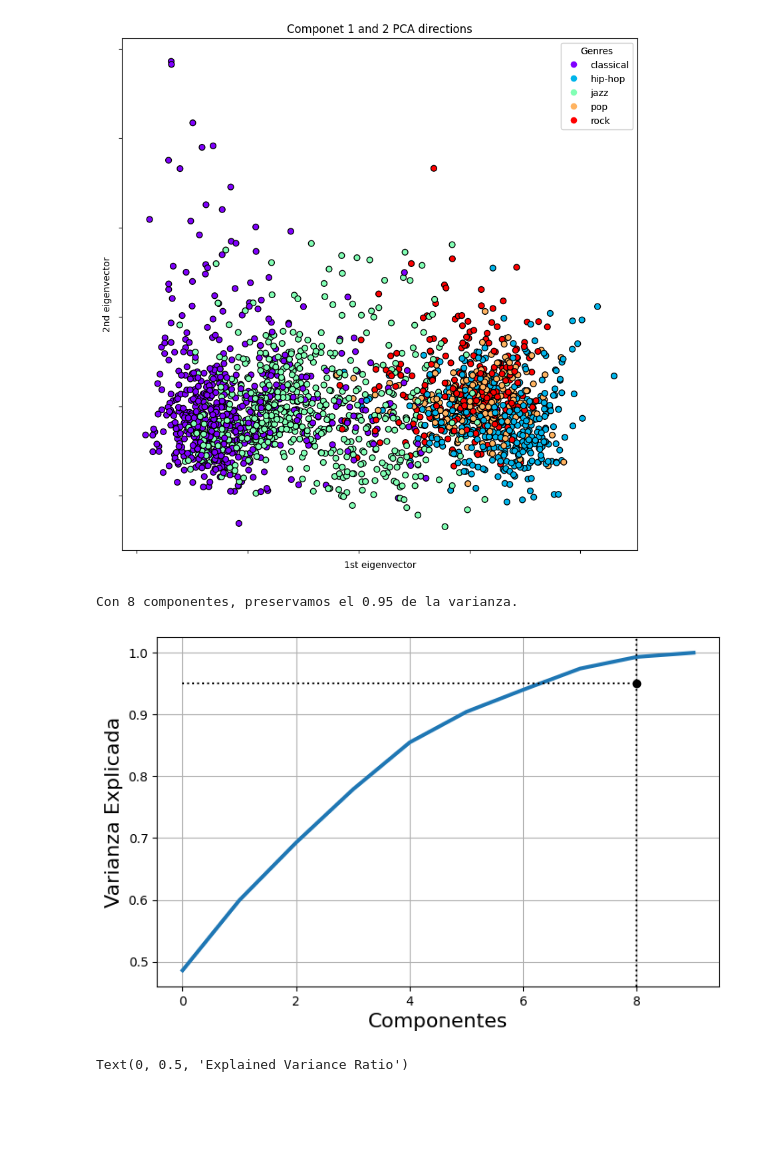
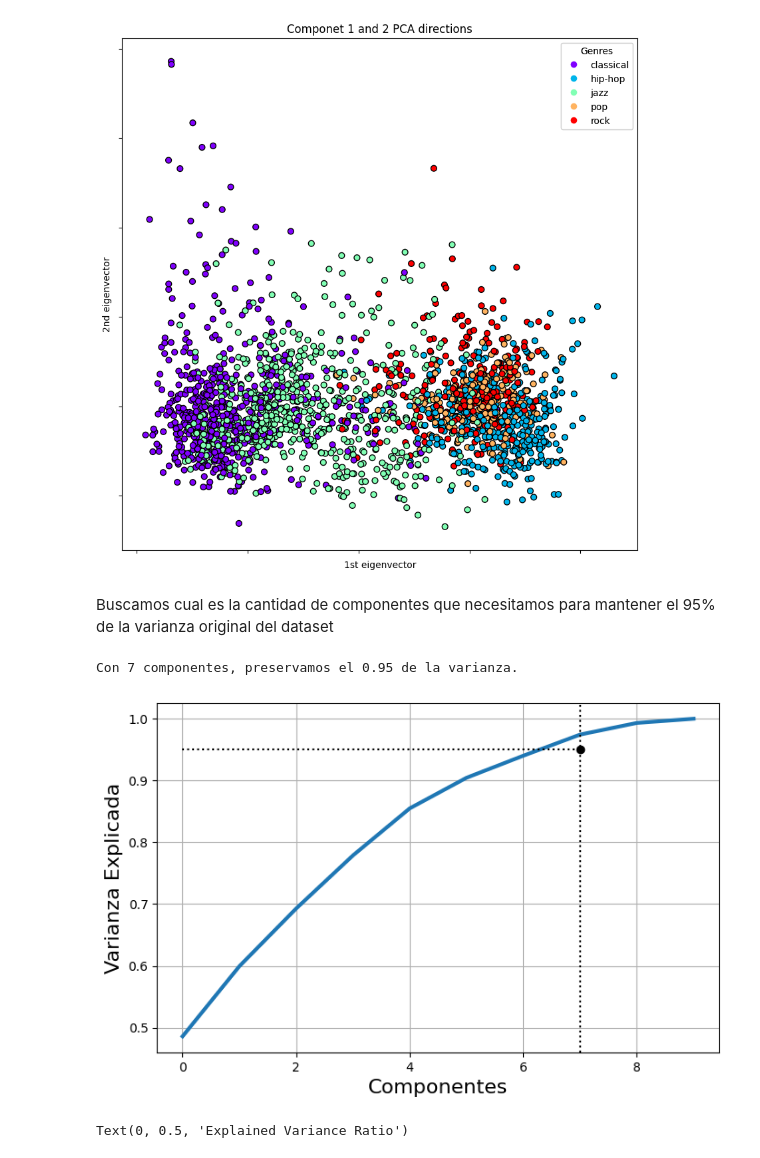
Before and after one commit to JaviCeRodriguez/IAA_tpfinal, a Jupyter notebook: Todo_junto.ipynb, the cells around one changed output. Saved outputs shown, nothing was run; the diff lists cells and outputs as text; code cells hidden in the pictures; blank space fills up the shorter version.

```diff
--- a/Todo_junto.ipynb
+++ b/Todo_junto.ipynb
@@ -252,10 +259,10 @@ memory usage: 366.1+ KB
 # %% [markdown]
 Key, Time Signature y Mode son categoricas segun la Documentacion de Spotify
 # %%
-tracks_selected['key']=tracks_selected.key.apply(lambda x: str(x))
-tracks_selected['time_signature']=tracks_selected.time_signature.apply(str)
+tracks_selected['key']=tracks_selected['key'].astype('category')
+tracks_selected['time_signature']=tracks_selected['time_signature'].astype('category')
 tracks_selected.drop(tracks_selected[tracks_selected['time_signature']=='0'].index,inplace=True) #son 3 rancias
-tracks_selected['mode']=tracks_selected.time_signature.apply(str)
+tracks_selected['mode']=tracks_selected['mode'].astype('category')
 # %%
 tracks_selected.describe()
 # %% [output]
@@ -303,4 +310,14 @@ Text(0, 0.5, 'Cantidad de géneros')
 tracks_selected.to_csv('./datasets/tracks_audio_features_selected.csv', index=False)
 # %% [markdown]
 Separamos los features numericos para hacer la matriz de correlacion general
+# %%
+included_types = ['float64', 'int64','category']
+selected_columns = tracks_selected.select_dtypes(include=included_types).columns
+selected_variables = tracks_selected[selected_columns]
+
+included_types_num = ['float64', 'int64']
+selected_columns_num = tracks_selected.select_dtypes(include=included_types_num).columns
+selected_numerical = tracks_selected[selected_columns_num]
+
+y=tracks_selected.genre
 # %%
@@ -322,9 +335,9 @@ Podriamos hacer la matriz de correlacion para cada genero, pero a medida que que
 ## PCA
 # %%
 scaler = StandardScaler()
-selected_variables_scaled = scaler.fit_transform(selected_variables)
-pca = PCA(n_components=3).fit(selected_variables_scaled)
-X_pca =  pca.transform(selected_variables_scaled)
+selected_numerical_scaled = scaler.fit_transform(selected_numerical)
+pca = PCA(n_components=3).fit(selected_numerical_scaled)
+X_pca =  pca.transform(selected_numerical_scaled)
 # %% [markdown]
 Agregamos colores por generos
 # %%
@@ -418,37 +431,38 @@ ax.yaxis.set_ticklabels([])
 plt.show()
 # %% [output]
 [figure]
+# %% [markdown]
+Buscamos cual es la cantidad de componentes que necesitamos para mantener el 95% de la varianza original del dataset
 # %%
-pca_testeo = PCA(10).fit(selected_variables_scaled)
-X_pca_testeo = pca_testeo.transform(selected_variables_scaled)
+pca_testeo = PCA(10).fit(selected_numerical_scaled)
+X_pca_testeo = pca_testeo.transform(selected_numerical_scaled)
 # %%
-
 var_frac = 0.95
 
 
 # Calcular la suma cumulativa y hacer su gráfica
 cumsum = np.cumsum(pca_testeo.explained_variance_ratio_)
 # eso nos dice cuanta información es retenida si paramos en cada dimensión
 
 # En qué momento la suma cumulativa llega a var_frac * 100 %?
-d = np.argmax(cumsum >= var_frac) + 1
+d = np.argmax(cumsum >= var_frac)
 print('Con {} componentes, preservamos el {} de la varianza.'.format(d, var_frac))
 
 plt.figure(figsize=(8,5))
 plt.plot(cumsum, linewidth=3)
 # plt.axis([0, 400, 0, 1])
 
 plt.axvline(d, color="k", ls=":")
 plt.plot([0, d], [0.95, 0.95], "k:")
 plt.plot(d, 0.95, "ko")
 
 plt.xlabel("Componentes", fontsize=16)
 plt.ylabel("Varianza Explicada", fontsize=16)
 
 plt.grid(True)
 # %% [output]
-Con 8 componentes, preservamos el 0.95 de la varianza.
+Con 7 componentes, preservamos el 0.95 de la varianza.
-[figure, old version]
+[figure, new version]
 # %%
 fig, ax = plt.subplots(ncols=1, figsize=(20,6))
 
```
Also changed, not shown: parts of 27 cells of this notebook.
